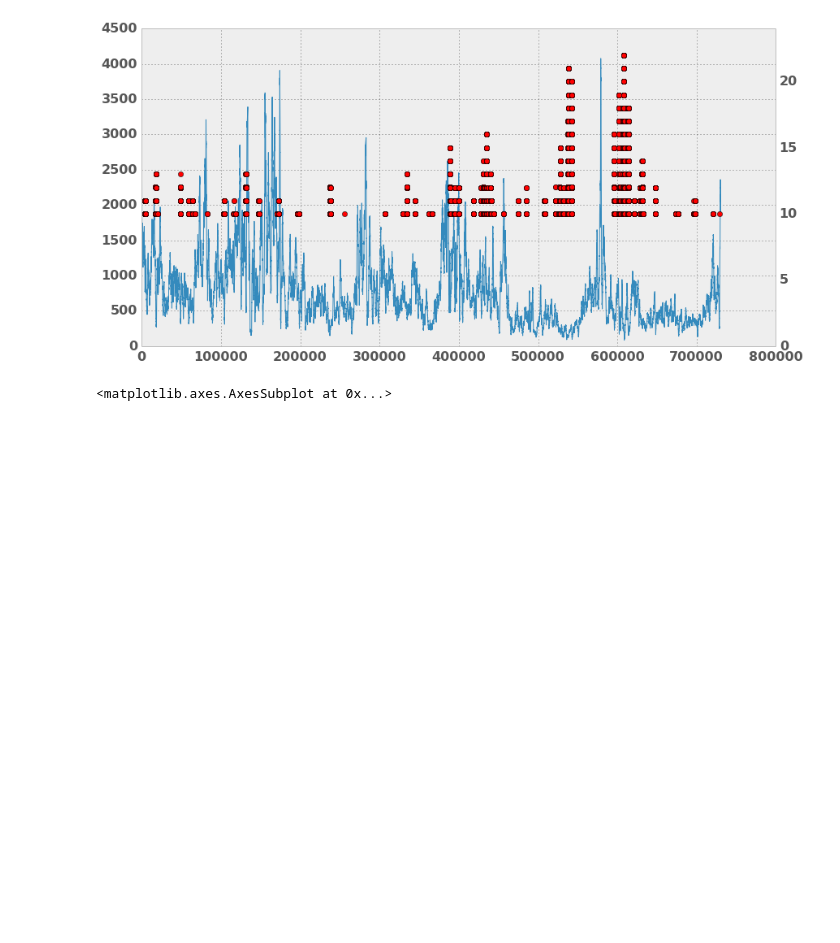
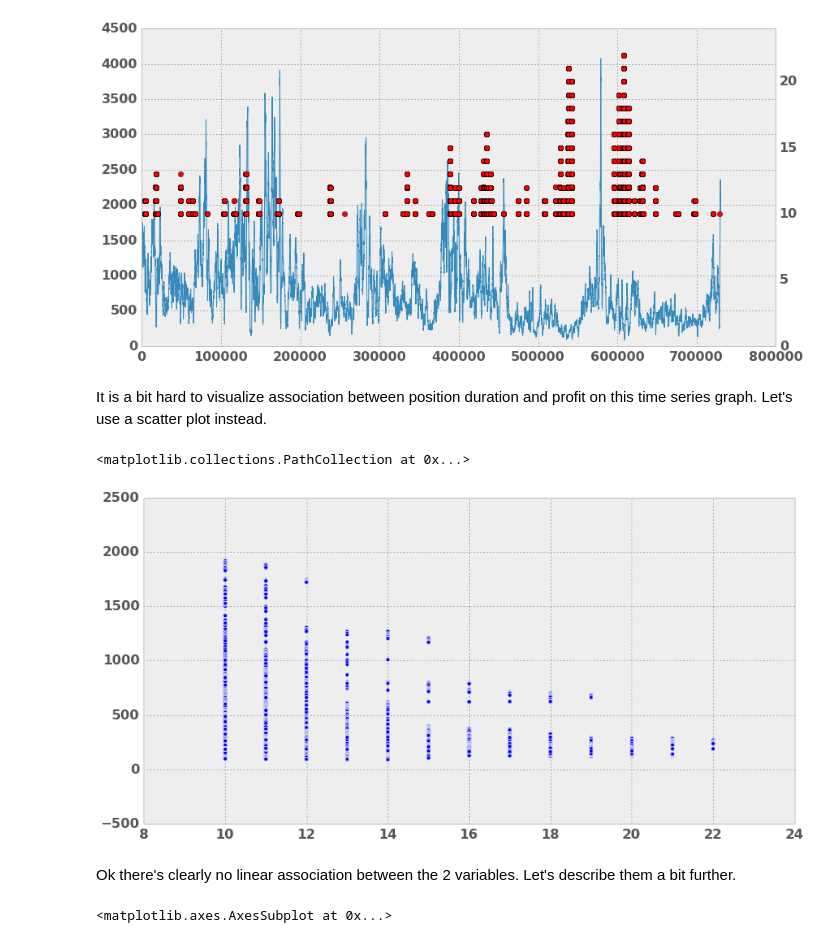
Before and after one commit to mfzhang/lehedge, a Jupyter notebook: LeHedge-DataPreparation.ipynb, the cells around one changed output. Drawn from its saved outputs; the diff is of its cells as text; code cells hidden in the pictures; blank space fills up the shorter version.

Commit message:
add scatter plot

```diff
--- a/LeHedge-DataPreparation.ipynb
+++ b/LeHedge-DataPreparation.ipynb
@@ -216,6 +216,17 @@ audusdask[audusdask.pips_950>=10].pips_950.plot(secondary_y=True, style='ro',yli
 # %% [output]
 <matplotlib.axes.AxesSubplot at 0x...>
 [figure]
+# %% [markdown]
+It is a bit hard to visualize association between position duration and profit on this time series graph.
+Let's use a scatter plot instead.
+# %%
+plt.scatter(audusdask[audusdask.pips_950>=10].pips_950,audusdask[audusdask.pips_950>=10].timediff_950_seconds)
+# %% [output]
+<matplotlib.collections.PathCollection at 0x...>
+[figure, added]
+# %% [markdown]
+Ok there's clearly no linear association between the 2 variables.
+Let's describe them a bit further.
 # %%
 audusdask[audusdask.pips_950>=10].pips_950.hist()
 # %% [output]
```
Also changed, not shown: parts of 5 cells of this notebook.
